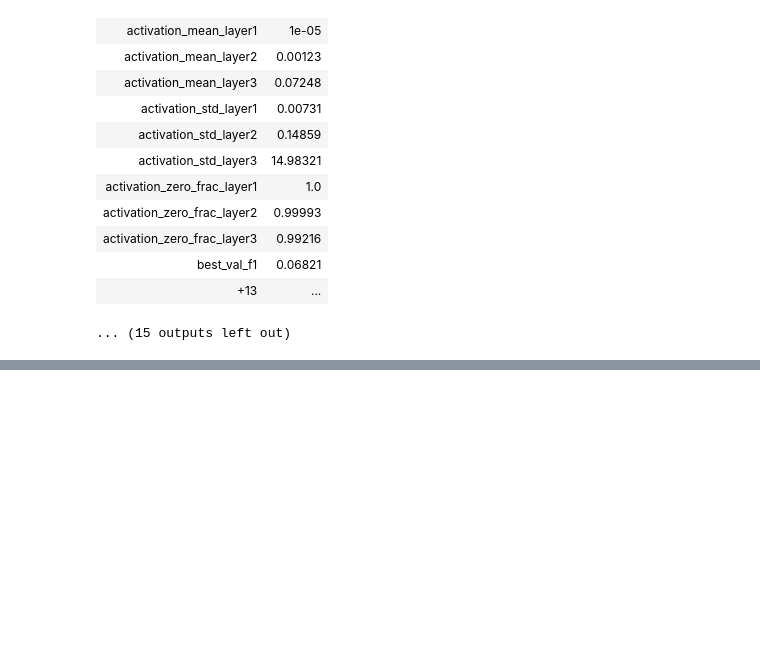
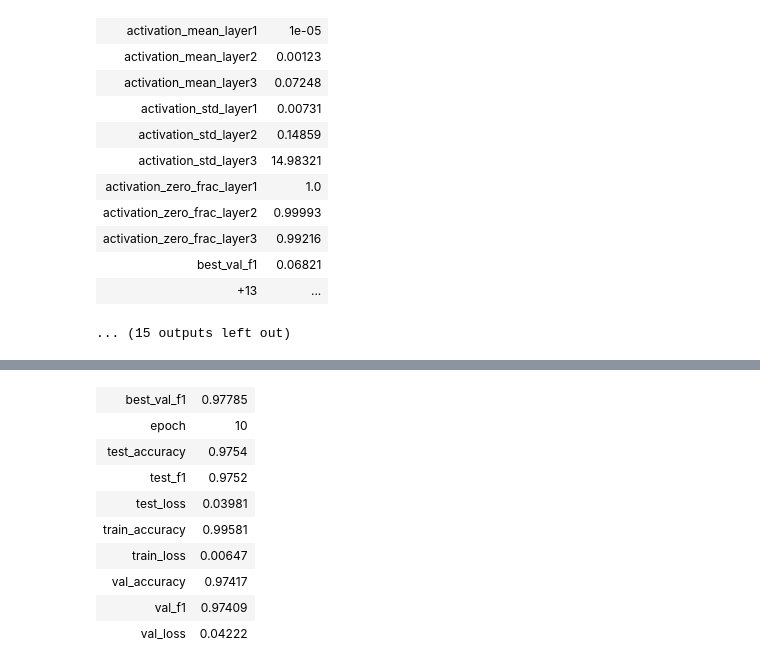
Before and after one commit to Chandaluri-Sathwik/da6401_assignment_1, a Jupyter notebook: notebooks/wandb_submit.ipynb, the cells around one changed output, grey strips where cells are left out. Saved outputs shown, nothing was run; the diff lists cells and outputs as text; code cells hidden in the pictures; blank space fills up the shorter version.

```diff
--- a/notebooks/wandb_submit.ipynb
+++ b/notebooks/wandb_submit.ipynb
@@ -592,3 +593,90 @@ Run summary:
 | best_val_f1 | 0.06821 |
 | +13 | ... |
 ... (15 outputs left out)
+# %%
+# Q2.6 Loss Function Comparison
+# Compare MSE vs Cross-Entropy with SAME architecture + learning rate
+
+import os
+import sys
+from types import SimpleNamespace
+
+import wandb
+import numpy as np
+
+REPO_ROOT = r"C:\Users\Hp\Desktop\DL\da6401_assignment_1"
+PROJECT = "da6401_assignment_1"
+
+src_path = os.path.join(REPO_ROOT, "src")
+if src_path not in sys.path:
+    sys.path.insert(0, src_path)
+
+from ann.neural_network import NeuralNetwork
+from utils.data_loader import load_data
+
+# Same setup for both runs (only loss changes)
+COMMON = dict(
+    dataset="mnist",             # change to "fashion_mnist" if needed
+    epochs=10,
+    batch_size=64,
+    optimizer="rmsprop",
+    learning_rate=0.0005,
+    weight_decay=0.0,
+    hidden_size=[128, 128, 64],
+    num_layers=3,
+    activation="relu",
+    weight_init="xavier",
+    wandb_project=PROJECT,
+)
+
+X_train, y_train, X_val, y_val, X_test, y_test = load_data(COMMON["dataset"])
+
+def run_q26(loss_name):
+    run = wandb.init(
+        project=PROJECT,
+        name=f"q2_6_{loss_name}",
+        group="q2_6_loss_compare",
+        tags=["q2_6", "loss-comparison", loss_name],
+        config={**COMMON, "loss": loss_name, "question": "2.6"},
+        reinit=True,
+    )
+
+    args = SimpleNamespace(**COMMON, loss=loss_name, model_save_path=f"src/q2_6_{loss_name}.npy")
+    model = NeuralNetwork(args)
+
+    best_val_f1 = -1.0
+    best_weights = None
+
+    for epoch in range(args.epochs):
+        model.train(X_train, y_train, epochs=1, batch_size=args.batch_size, X_val=X_val, y_val=y_val)
+
+        train_metrics = model.evaluate(X_train, y_train)
+        val_metrics = model.evaluate(X_val, y_val)
+        test_metrics = model.evaluate(X_test, y_test)
+
+        wandb.log({
+            "epoch": epoch + 1,
+            "train_loss": train_metrics["loss"],
+            "train_accuracy": train_metrics["accuracy"],
+            "val_loss": val_metrics["loss"],
+            "val_accuracy": val_metrics["accuracy"],
+            "val_f1": val_metrics["f1"],
+            "test_loss": test_metrics["loss"],
+            "test_accuracy": test_metrics["accuracy"],
+            "test_f1": test_metrics["f1"],
+        })
+
+        if val_metrics["f1"] > best_val_f1:
+            best_val_f1 = val_metrics["f1"]
+            best_weights = model.get_weights()
+
+    if best_weights is None:
+        best_weights = model.get_weights()
+
+    np.save(os.path.join(REPO_ROOT, f"src/q2_6_{loss_name}.npy"), best_weights, allow_pickle=True)
+    wandb.summary["best_val_f1"] = best_val_f1
+    wandb.finish()
+
+run_q26("mse")
+run_q26("cross_entropy")
+# %% [output]
@@ -594,0 +701,10 @@ Run summary:
+| best_val_f1 | 0.97785 |
+| epoch | 10 |
+| test_accuracy | 0.9754 |
+| test_f1 | 0.9752 |
+| test_loss | 0.03981 |
+| train_accuracy | 0.99581 |
+| train_loss | 0.00647 |
+| val_accuracy | 0.97417 |
+| val_f1 | 0.97409 |
+| val_loss | 0.04222 |
```
Also changed, not shown: parts of 8 cells of this notebook, 56 other files.
